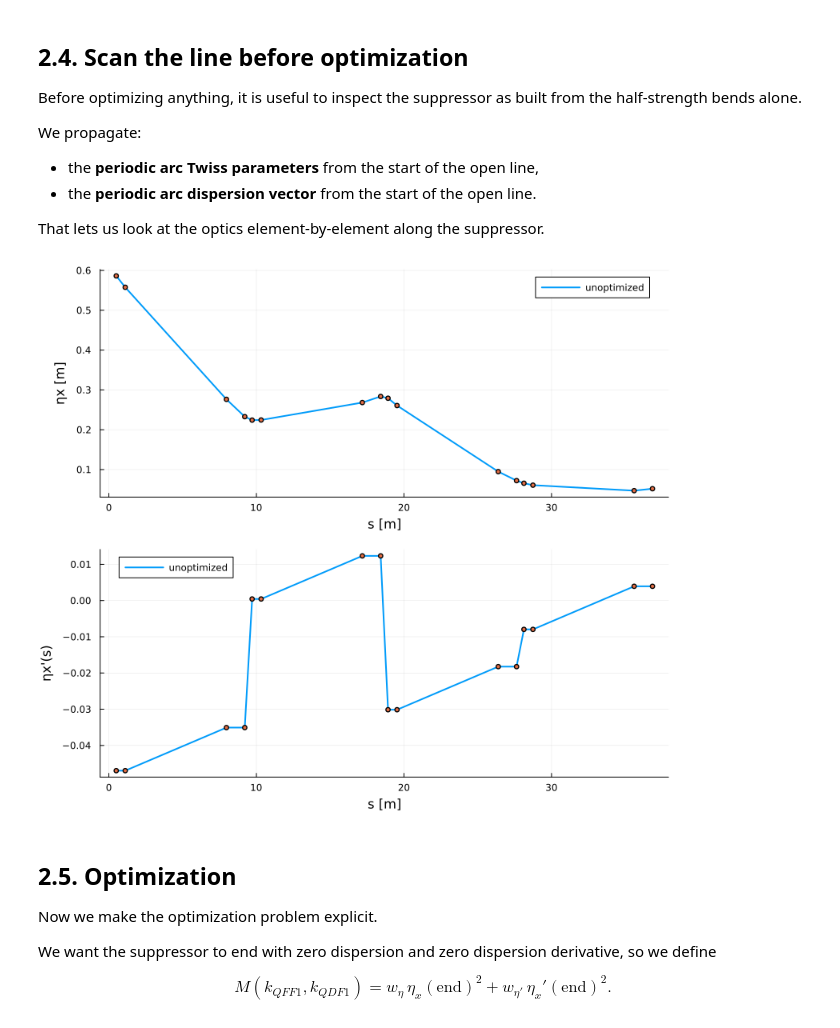
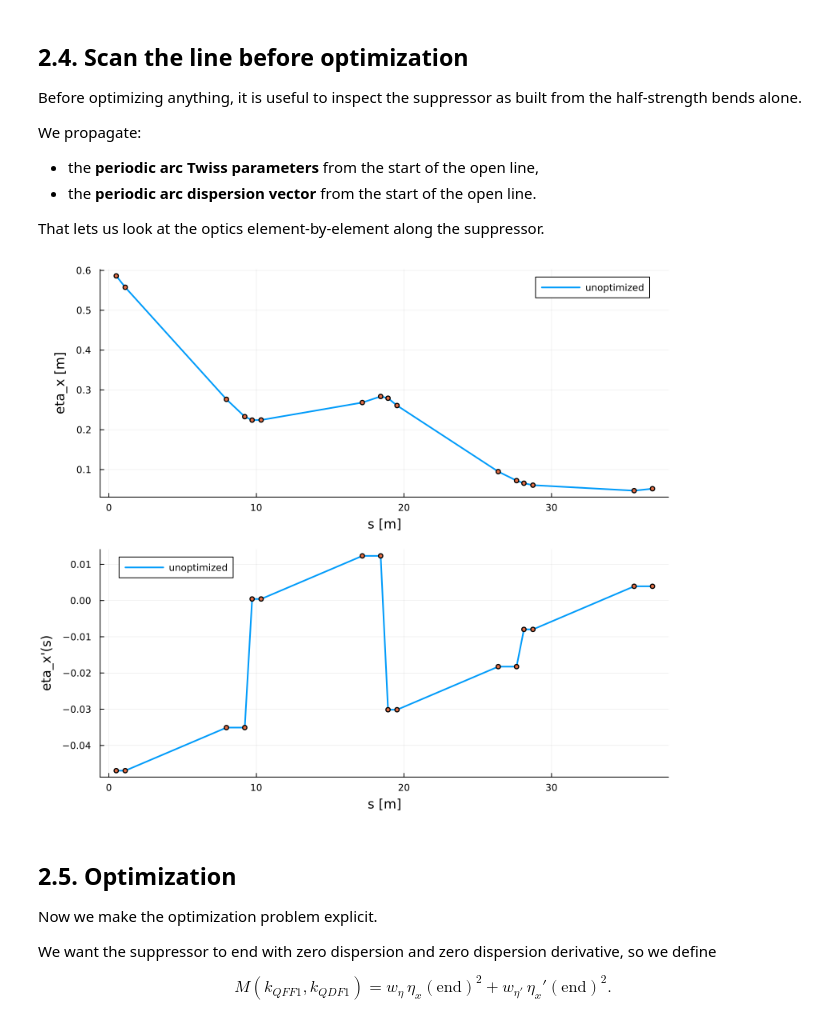
Before and after one commit to 6teamFurina/Ring_Design_Tutorial_SciBmad, a Jupyter notebook: chapter02_dispersion_suppressor_scibmad.ipynb, the cells around one changed output. Saved outputs shown, nothing was run; the diff lists cells and outputs as text; code cells hidden in the pictures.

```diff
--- a/chapter02_dispersion_suppressor_scibmad.ipynb
+++ b/chapter02_dispersion_suppressor_scibmad.ipynb
@@ -222,11 +182,11 @@ function make_forward_arc_fodo(kqf, kqd; knobs=nothing)
     elements = [
         qf,
         Drift(L=0.609),
-        SBend(L=6.86, angle=π/132),
+        SBend(L=6.86, angle=pi/132),
         Drift(L=1.241),
         qd,
         Drift(L=0.609),
-        SBend(L=6.86, angle=π/132),
+        SBend(L=6.86, angle=pi/132),
         Drift(L=1.241),
     ]
 
@@ -297,7 +257,7 @@ QFF1 = 0.3, \qquad QDF1 = -0.3.
 $$
 # %%
 function make_forward_suppressor(kqf_arc, kqd_arc, kqff1, kqdf1; knobs=nothing)
-    half_angle = (π/132) / 2
+    half_angle = (pi/132) / 2
     qff1 = Quadrupole(L=0.5, Kn1=kqff1)
     qdf1 = Quadrupole(L=0.5, Kn1=kqdf1)
     if knobs !== nothing
@@ -360,44 +320,44 @@ That lets us look at the optics element-by-element along the suppressor.
 # %%
 k_special0 = [0.3, -0.3]
 d_scan_knobs = Descriptor(6, 2, 2, 1)
 
 function optics_scan(elements, lengths, names, twx0, twy0, D0)
     n = length(elements)
     s = cumsum(lengths)
 
-    ηx  = zeros(n)
-    ηxp = zeros(n)
-    βx  = zeros(n)
-    βy  = zeros(n)
+    etax  = zeros(n)
+    etaxp = zeros(n)
+    betax  = zeros(n)
+    betay  = zeros(n)
 
     for i in 1:n
         prefix = deepcopy_no_beamline.(elements[1:i])
         bl = Beamline(prefix; species_ref=Species("electron"), E_ref=18e9)
         M = tps_const.(linear_map_with_descriptor(bl, d_scan_knobs))
 
         D = transport_dispersion(M, D0)
-        ηx[i]  = D.η
-        ηxp[i] = D.ηp
+        etax[i]  = D.eta
+        etaxp[i] = D.etap
 
-        βx[i] = propagate_twiss(M[1:2, 1:2], twx0).β
-        βy[i] = propagate_twiss(M[3:4, 3:4], twy0).β
+        betax[i] = propagate_twiss(M[1:2, 1:2], twx0).beta
+        betay[i] = propagate_twiss(M[3:4, 3:4], twy0).beta
     end
 
-    return (; s, names, ηx, ηxp, βx, βy)
+    return (; s, names, etax, etaxp, betax, betay)
 end
 
 lat0 = make_forward_suppressor(kQF_arc, kQD_arc, k_special0[1], k_special0[2])
 scan0 = Base.invokelatest(optics_scan, lat0.elements, lat0.lengths, lat0.names, twiss_x0, twiss_y0, disp0)
 
-p1 = plot(scan0.s, scan0.ηx, lw=2, xlabel="s [m]", ylabel="ηx [m]", label="unoptimized")
-scatter!(p1, scan0.s, scan0.ηx, label="", ms=3)
+p1 = plot(scan0.s, scan0.etax, lw=2, xlabel="s [m]", ylabel="eta_x [m]", label="unoptimized")
+scatter!(p1, scan0.s, scan0.etax, label="", ms=3)
 
-p2 = plot(scan0.s, scan0.ηxp, lw=2, xlabel="s [m]", ylabel="ηx'(s)", label="unoptimized")
-scatter!(p2, scan0.s, scan0.ηxp, label="", ms=3)
+p2 = plot(scan0.s, scan0.etaxp, lw=2, xlabel="s [m]", ylabel="eta_x'(s)", label="unoptimized")
+scatter!(p2, scan0.s, scan0.etaxp, label="", ms=3)
 
 plot(p1, p2, layout=(2, 1), size=(800, 700))
 # %% [output]
-[figure, old version]
+[figure, new version]
 # %% [markdown]
 ## 2.5. Optimization
 
```
Also changed, not shown: parts of 12 cells of this notebook, 15 other files.
